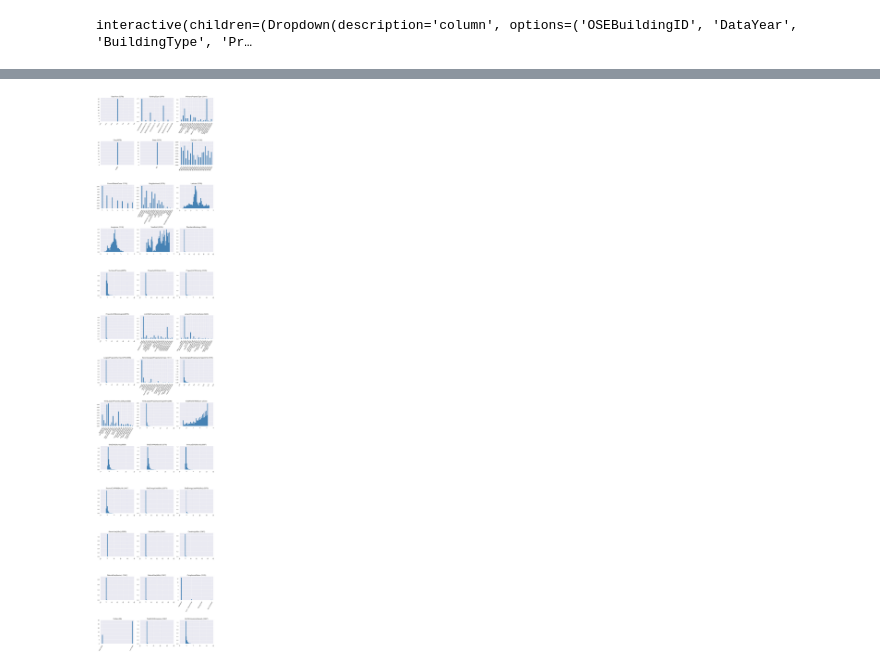
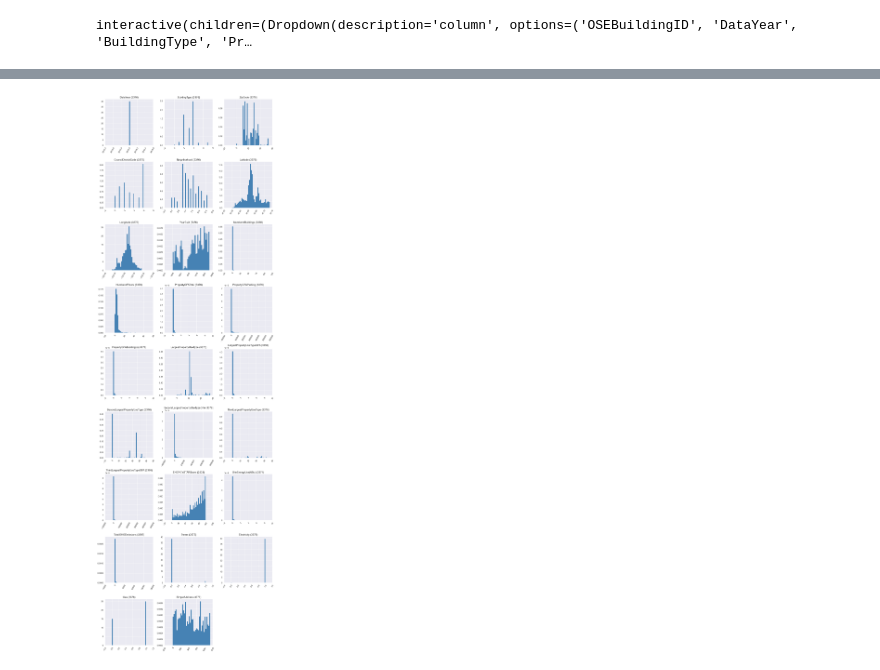
Before and after one commit to CeVague/Projet_4-Anticipez_besoins_consommation_batiments, a Jupyter notebook: Exploration.ipynb, the cells around one changed output, grey strips where cells are left out. Saved outputs shown, nothing was run; the diff lists cells and outputs as text; code cells hidden in the pictures.

```diff
--- a/Exploration.ipynb
+++ b/Exploration.ipynb
@@ -163,0 +298,2 @@ col_Y_rename = ['Energy', 'CO2']
+# %%
+update_col(data, out=False)
@@ -163,0 +314,7 @@ col_Y_rename = ['Energy', 'CO2']
+# %%
+fill_zipcode = []
+
+for i, z in fill_zipcode:
+    data.loc[data['OSEBuildingID']==i, 'ZipCode'] = z
+# %%
+data[col_cat] = OrdinalEncoder().fit_transform(data[col_cat])
@@ -164,3 +323,5 @@ col_Y_rename = ['Energy', 'CO2']
 # %%
 data = data.sample(frac=1)
+# %%
+update_col(data, out=False)
 # %%
@@ -247,21 +385,21 @@ dataTmp[lTmp] = std_scale.transform(dataTmp[lTmp])
 # %%
-lTmp = list(data.select_dtypes(include=['category', 'int', 'float']).columns)
+lTmp = list(data[col_autorise].select_dtypes(include=['category', 'int', 'float']).columns)
 tTmp = len(lTmp)
 
 fig = plt.figure(figsize=(14,  5 * tTmp/3))
 
 for feat_idx in range(tTmp):
     ax = fig.add_subplot((2+tTmp)//3, 3, (feat_idx+1))
 
     tmp = data[lTmp[feat_idx]].dropna().copy()
     if tmp.dtype == 'category':
         tmp = tmp.loc[tmp.isin(tmp.value_counts()[:20].index)]
 
     h = ax.hist(tmp, bins=40, color='steelblue', density=True, edgecolor='none')
     ax.set_title("{} ({})".format(lTmp[feat_idx], len(tmp)), fontsize=14)
     ax.set_xticks(ax.get_xticks(), [x.get_text()[:20] for x in ax.get_xticklabels()], rotation=60, ha='right', rotation_mode='anchor')
 
 fig.tight_layout(pad=1)
 plt.show()
 # %% [output]
-[figure, old version]
+[figure, new version]
```
Also changed, not shown: parts of 49 cells of this notebook.
